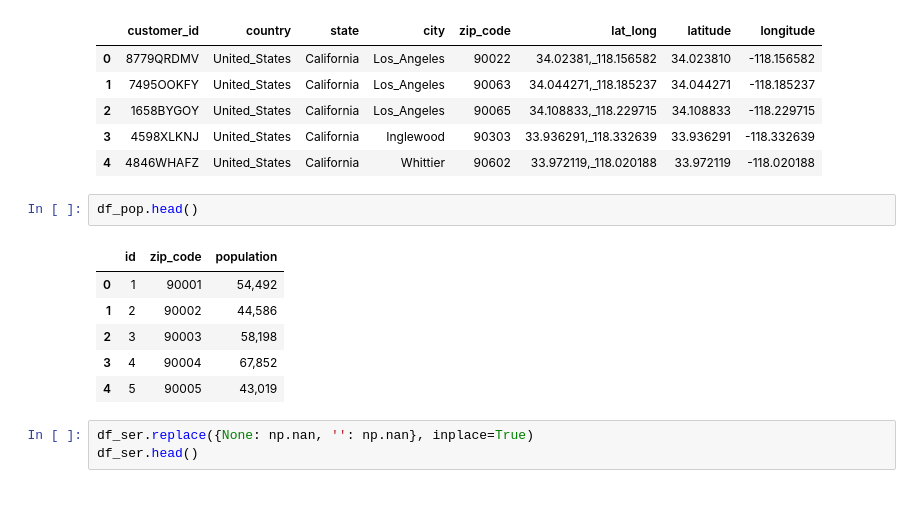
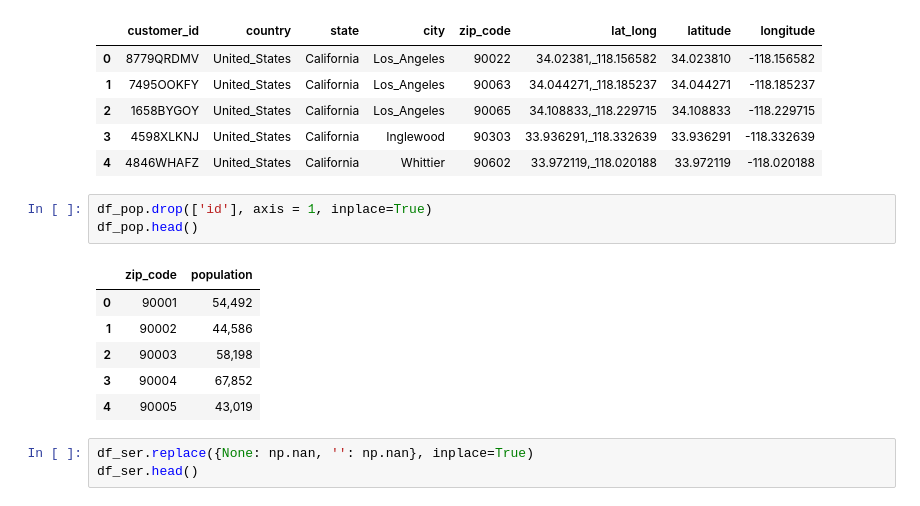
Before and after one commit to MahendraC17/Causal-AI---Customer-Churn, a Jupyter notebook: data_clean_transform.ipynb, the cells around one changed output. Drawn from its saved outputs; the diff is of its cells as text.

```diff
--- a/data_clean_transform.ipynb
+++ b/data_clean_transform.ipynb
@@ -155,15 +155,16 @@ df_loc.head()
 | 2 | 1658BYGOY | United_States | California | Los_Angeles | 90065 | 34.108833,_118.229715 | 34.108833 | -118.229715 |
 | 3 | 4598XLKNJ | United_States | California | Inglewood | 90303 | 33.936291,_118.332639 | 33.936291 | -118.332639 |
 | 4 | 4846WHAFZ | United_States | California | Whittier | 90602 | 33.972119,_118.020188 | 33.972119 | -118.020188 |
-# %%
-df_pop.head()
-# %% [output]
-|  | id | zip_code | population |
-| 0 | 1 | 90001 | 54,492 |
-| 1 | 2 | 90002 | 44,586 |
-| 2 | 3 | 90003 | 58,198 |
-| 3 | 4 | 90004 | 67,852 |
-| 4 | 5 | 90005 | 43,019 |
+# %%
+df_pop.drop(['id'], axis = 1, inplace=True)
+df_pop.head()
+# %% [output]
+|  | zip_code | population |
+| 0 | 90001 | 54,492 |
+| 1 | 90002 | 44,586 |
+| 2 | 90003 | 58,198 |
+| 3 | 90004 | 67,852 |
+| 4 | 90005 | 43,019 |
 # %%
 df_ser.replace({None: np.nan, '': np.nan}, inplace=True)
 df_ser.head()
```
Also changed, not shown: parts of 4 cells of this notebook.
